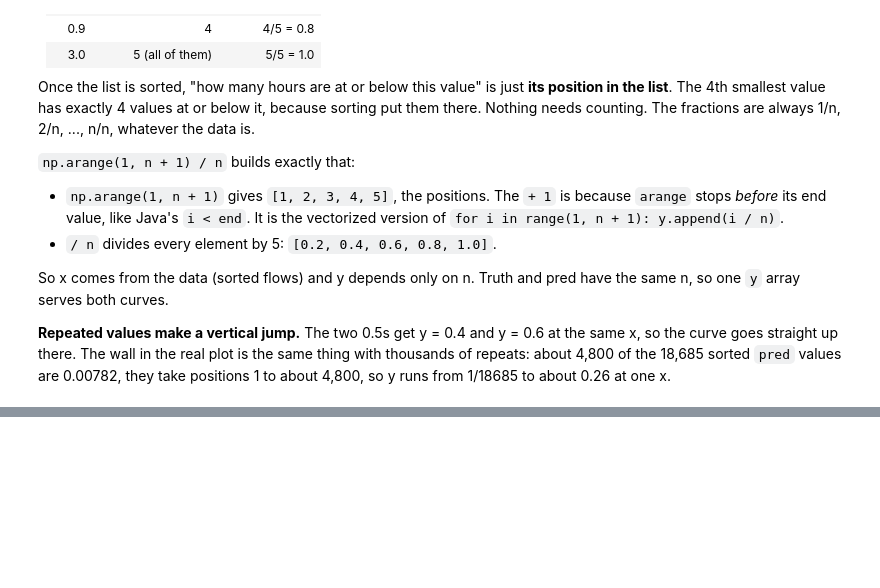
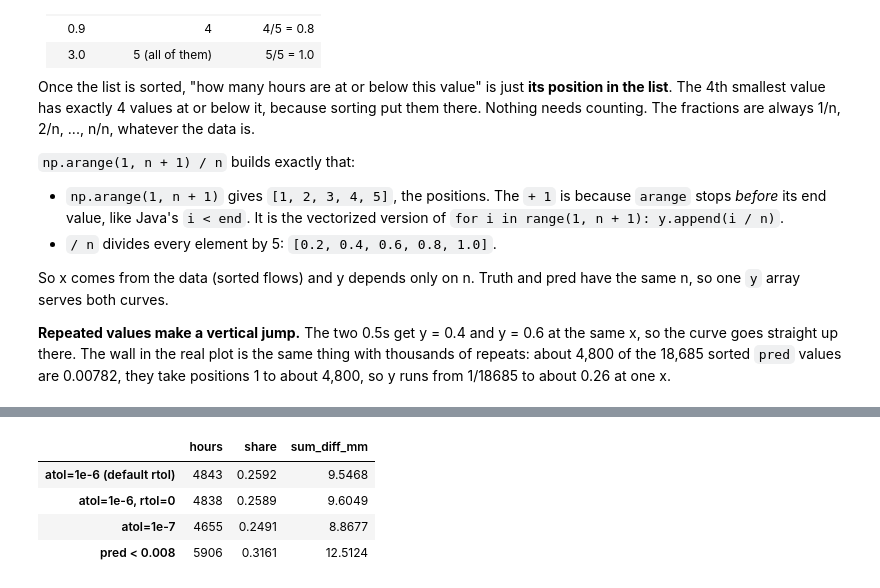
Before and after one commit to nehasrinivasula/mlm26, a Jupyter notebook: plots.ipynb, the cells around one changed output, grey strips where cells are left out. Cells and saved outputs as stored; diff of their text form; code cells hidden in the pictures; blank space fills up the shorter version.

```diff
--- a/plots.ipynb
+++ b/plots.ipynb
@@ -291,0 +369,21 @@ So x comes from the data (sorted flows) and y depends only on n. Truth and pred
+# %%
+min_pred = pred.min()
+plot_df["floor"] = np.isclose(pred, min_pred, atol=1e-6)
+plot_df["floor1"] = np.isclose(pred, min_pred, atol=1e-6, rtol=0)
+plot_df["floor2"] = np.isclose(pred, min_pred, atol=1e-7)
+plot_df["floor3"] = plot_df["pred"] < 0.008
+
+#print out to check
+rules = ["floor", "floor1", "floor2", "floor3"]
+check = pd.DataFrame({
+    "hours":       [plot_df[r].sum() for r in rules],                  # a bool column's .sum() counts the Trues
+    "share":       [plot_df[r].mean() for r in rules],                 # .mean() of bools = fraction True
+    "sum_diff_mm": [plot_df.loc[plot_df[r], "diff"].sum() for r in rules],
+}, index=["atol=1e-6 (default rtol)", "atol=1e-6, rtol=0", "atol=1e-7", "pred < 0.008"])
+check.round(4)
+# %% [output]
+|  | hours | share | sum_diff_mm |
+| atol=1e-6 (default rtol) | 4843 | 0.2592 | 9.5468 |
+| atol=1e-6, rtol=0 | 4838 | 0.2589 | 9.6049 |
+| atol=1e-7 | 4655 | 0.2491 | 8.8677 |
+| pred < 0.008 | 5906 | 0.3161 | 12.5124 |
```
Also changed, not shown: parts of 15 cells of this notebook, 30 other files.
